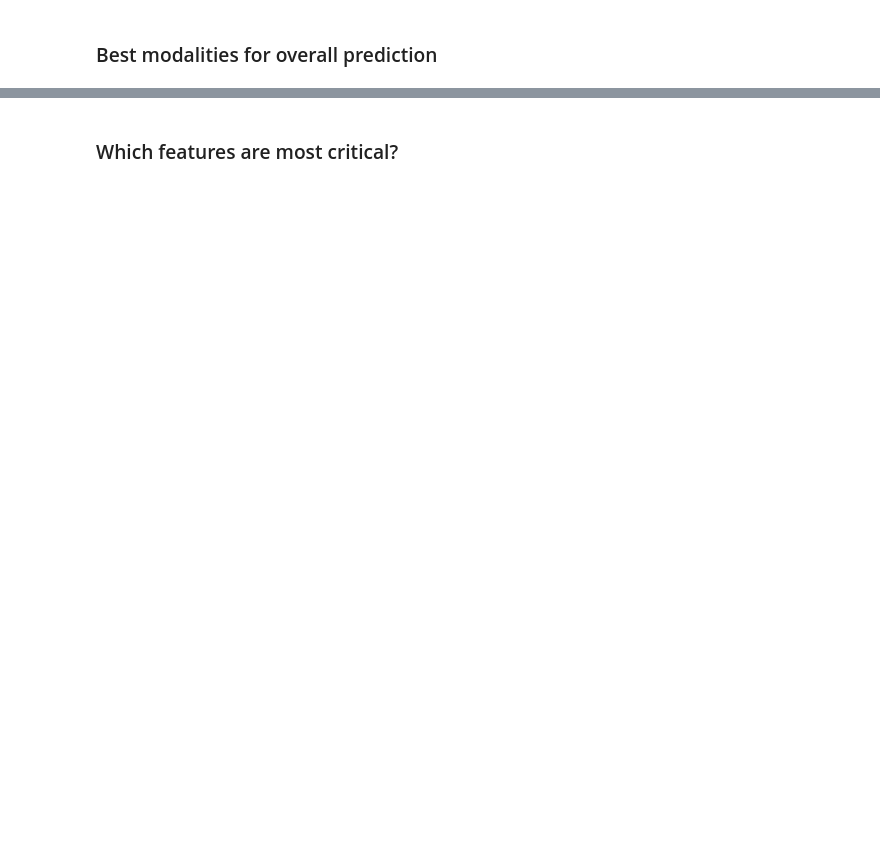
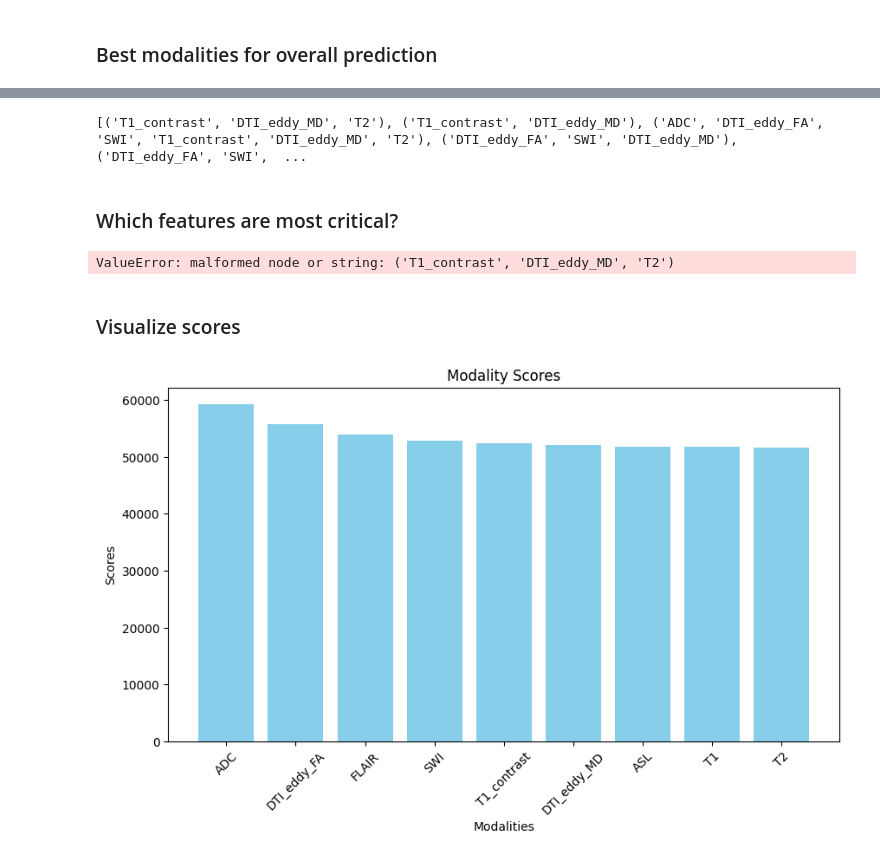
Before and after one commit to GabrielStahl/glioma, a Jupyter notebook: Classifier.ipynb, the cells around one changed output, grey strips where cells are left out. Cells and saved outputs as stored; diff of their text form; code cells hidden in the pictures; blank space fills up the shorter version.

```diff
--- a/Classifier.ipynb
+++ b/Classifier.ipynb
@@ -334,2 +296,58 @@ top
-# %% [markdown]
-### Which features are most critical?
+# %%
+import ast
+
+list_of_string_tuples = ["('T1_contrast', 'DTI_eddy_MD', 'T2')", "('T1_contrast', 'DTI_eddy_MD')", "('ADC', 'DTI_eddy_FA', 'SWI', 'T1_contrast', 'DTI_eddy_MD', 'T2')", "('DTI_eddy_FA', 'SWI', 'DTI_eddy_MD')", "('DTI_eddy_FA', 'SWI', 'DTI_eddy_MD', 'ASL')", "('DTI_eddy_FA', 'T1_contrast', 'DTI_eddy_MD')", "('DTI_eddy_FA', 'SWI', 'ASL')", "('SWI', 'T1_contrast', 'DTI_eddy_MD')", "('ADC', 'DTI_eddy_FA', 'SWI', 'DTI_eddy_MD')", "('SWI', 'T1_contrast', 'DTI_eddy_MD', 'ASL')"]
+
+list_of_tuples = [ast.literal_eval(t) for t in list_of_string_tuples]
+
+print(list_of_tuples)
+# %% [output]
+[('T1_contrast', 'DTI_eddy_MD', 'T2'), ('T1_contrast', 'DTI_eddy_MD'), ('ADC', 'DTI_eddy_FA', 'SWI', 'T1_contrast', 'DTI_eddy_MD', 'T2'), ('DTI_eddy_FA', 'SWI', 'DTI_eddy_MD'), ('DTI_eddy_FA', 'SWI',  ...
+# %% [markdown]
+### Which features are most critical?
+# %%
+# Initialize a dictionary to hold the scores
+modality_scores = {}
+
+# Loop over DataFrame rows in reverse order
+for i, row in enumerate(results_df.iloc[::-1].iterrows()):
+    # Parse the string representation of the tuple as a tuple of strings
+    modalities = ast.literal_eval(row[1]['Acquisition'])
+
+    # Unpack the tuple of modalities
+    for modality in modalities:
+        # Increment the modality's score by the row number (starting from 1)
+        if modality not in modality_scores:
+            modality_scores[modality] = 0
+        modality_scores[modality] += i + 1
+
+# Sort the modalities by score, ascending
+sorted_modalities = sorted(modality_scores.items(), key=lambda x: x[1])
+
+# Print the sorted modalities and their scores
+for modality, score in sorted_modalities:
+    print(f'{modality}: {score}')
+# %% [output]
+ValueError: malformed node or string: ('T1_contrast', 'DTI_eddy_MD', 'T2')
+# %% [markdown]
+### Visualize scores
+# %%
+# Create lists of your dictionary's keys and values
+modalities = list(modality_scores.keys())
+counts = list(modality_scores.values())
+
+# Create a bar plot
+plt.figure(figsize=(10,6))
+plt.bar(modalities, counts, color='skyblue')
+plt.xlabel('Modalities')
+plt.ylabel('Scores')
+plt.title('Modality Scores')
+plt.xticks(rotation=45)
+
+# Adjust the space at the bottom
+plt.subplots_adjust(bottom=0.2)
+
+plt.savefig('/Users/Gabriel/MSc_Dissertation/pyRadiomics/modality_scores.png', dpi=300)
+plt.show()
+# %% [output]
+[figure, added]
```
Also changed, not shown: parts of 7 cells of this notebook, 8 other files.
